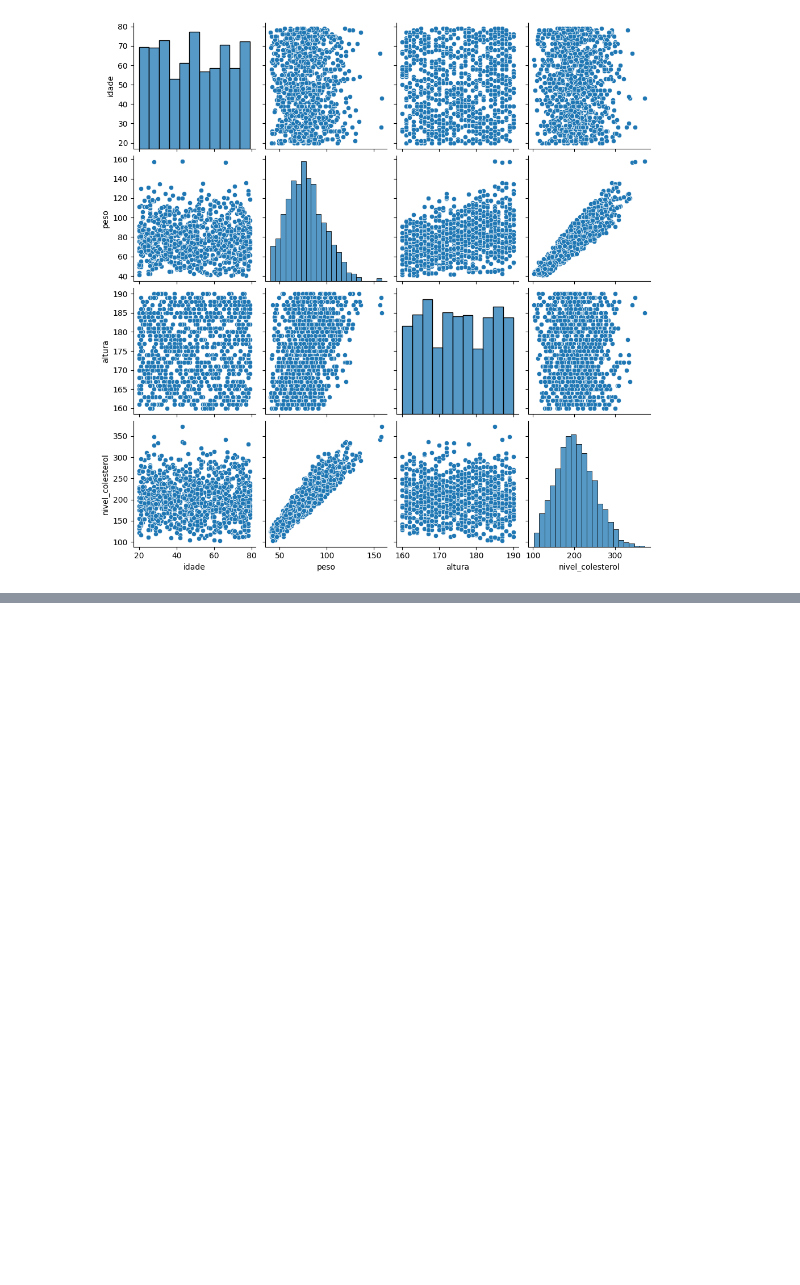
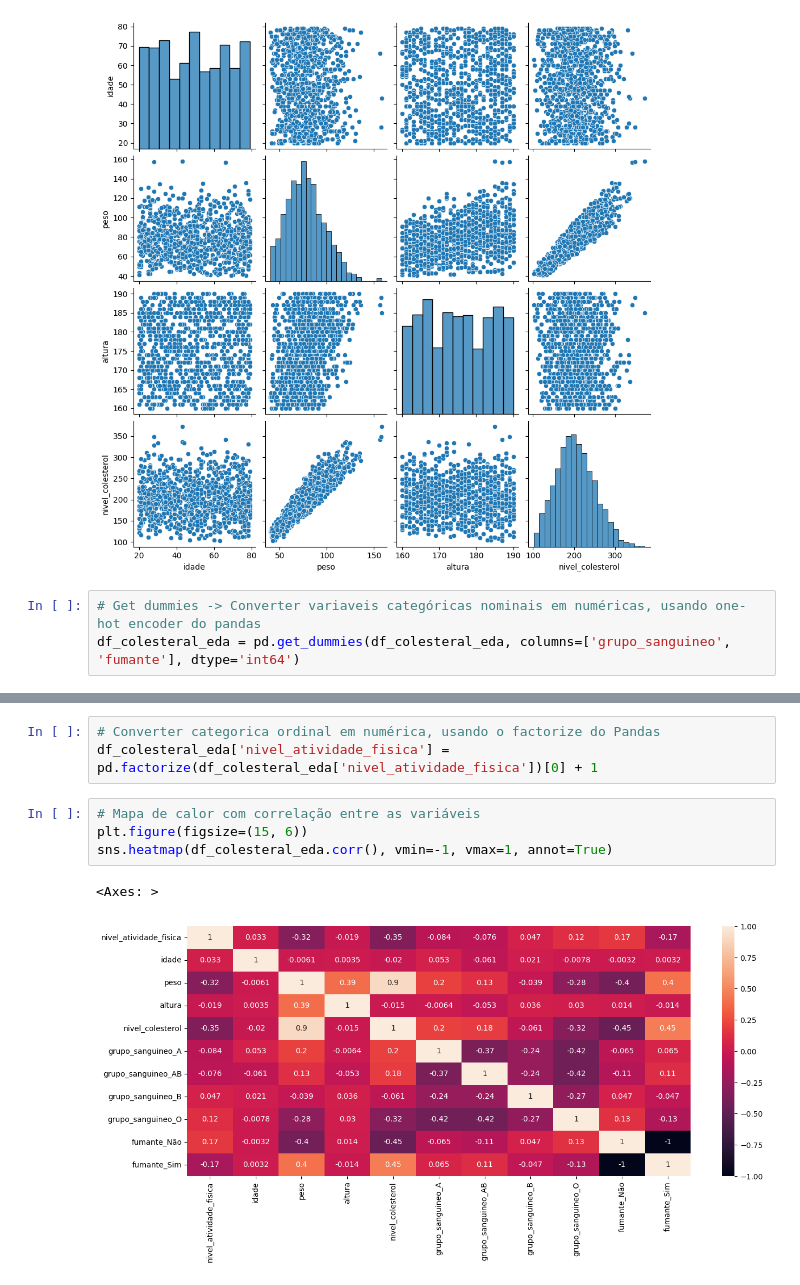
Before and after one commit to soaresmilton/rocketseat_regressao_linear_multipla, a Jupyter notebook: modelo_colesterol.ipynb, the cells around one changed output, grey strips where cells are left out. Drawn from its saved outputs; the diff is of its cells as text; blank space fills up the shorter version.

Commit message:
Análise de correlação

```diff
--- a/modelo_colesterol.ipynb
+++ b/modelo_colesterol.ipynb
@@ -209,3 +209,6 @@ sns.pairplot(df_colesteral_eda)
 # %% [output]
 <seaborn.axisgrid.PairGrid at 0x...>
 [figure]
+# %%
+# Get dummies -> Converter variaveis categóricas nominais em numéricas, usando one-hot encoder do pandas
+df_colesteral_eda = pd.get_dummies(df_colesteral_eda, columns=['grupo_sanguineo', 'fumante'], dtype='int64')
@@ -211,0 +224,10 @@ sns.pairplot(df_colesteral_eda)
+# %%
+# Converter categorica ordinal em numérica, usando o factorize do Pandas
+df_colesteral_eda['nivel_atividade_fisica'] = pd.factorize(df_colesteral_eda['nivel_atividade_fisica'])[0] + 1
+# %%
+# Mapa de calor com correlação entre as variáveis
+plt.figure(figsize=(15, 6))
+sns.heatmap(df_colesteral_eda.corr(), vmin=-1, vmax=1, annot=True)
+# %% [output]
+<Axes: >
+[figure, added]
```
Also changed, not shown: parts of 2 cells of this notebook.
